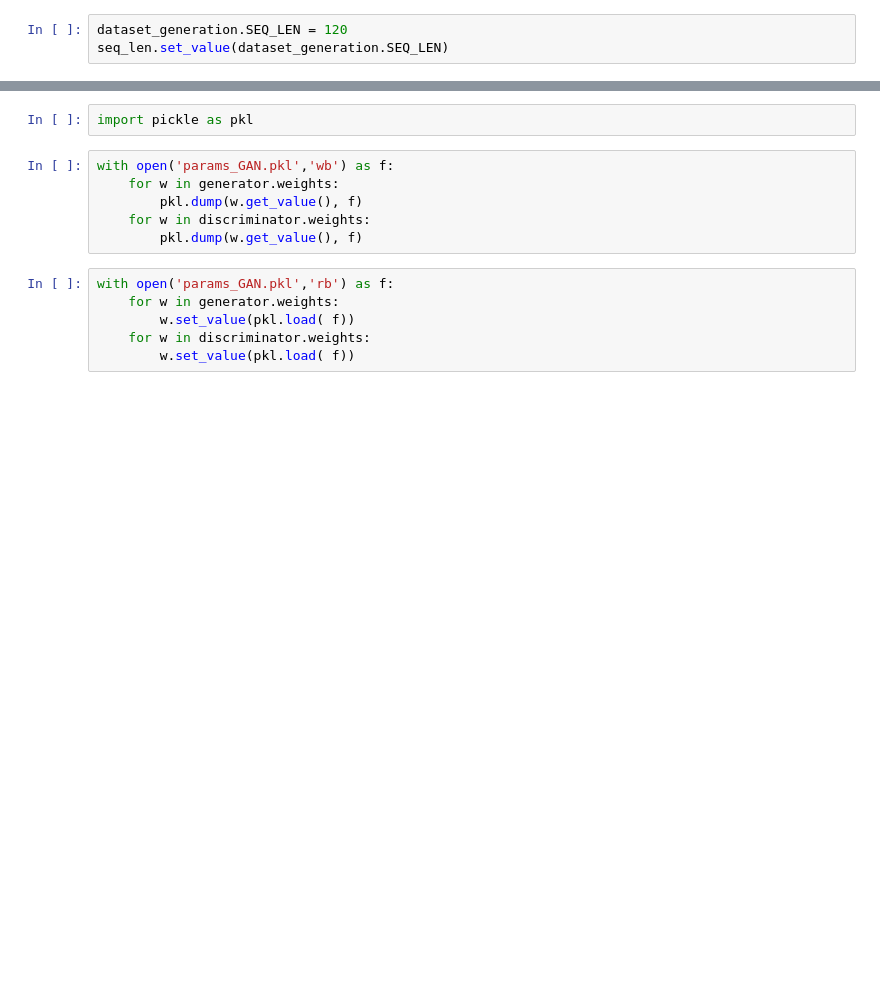
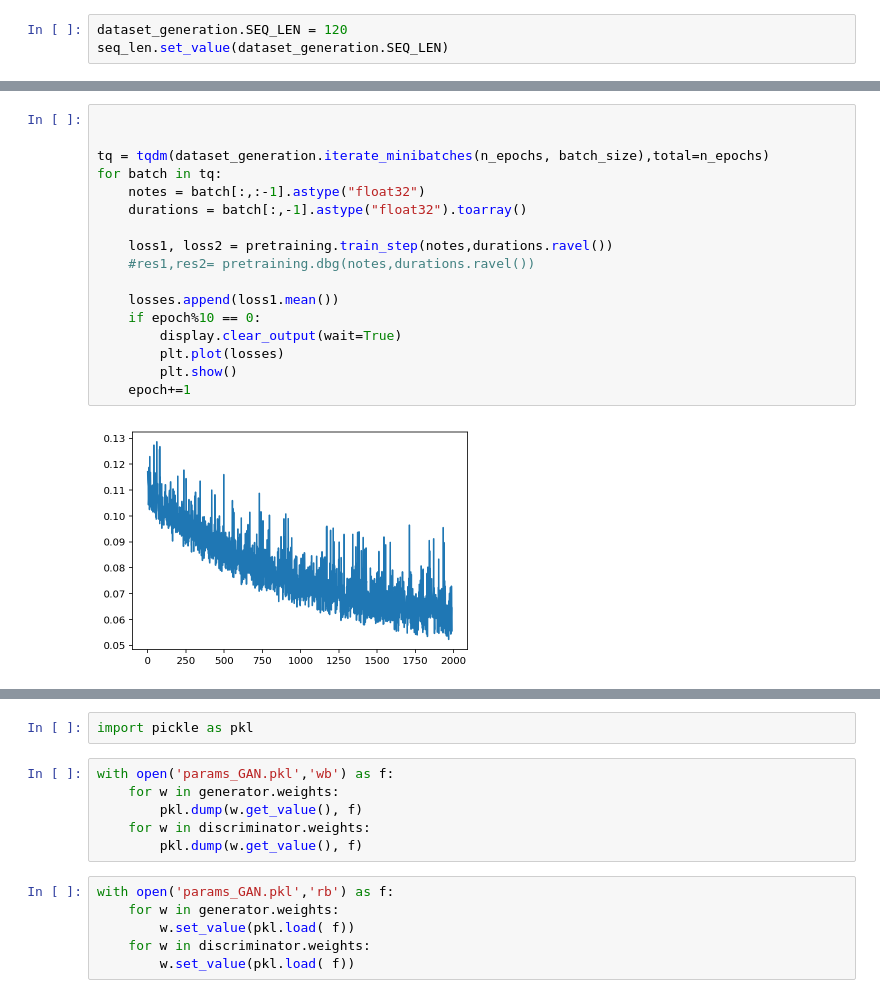
Before and after one commit to TIXFeniks/Hathor, a Jupyter notebook: Network-GAN-Gumbel.ipynb, the cells around one changed output, grey strips where cells are left out. Drawn from its saved outputs; the diff is of its cells as text; blank space fills up the shorter version.

```diff
--- a/Network-GAN-Gumbel.ipynb
+++ b/Network-GAN-Gumbel.ipynb
@@ -304,0 +379,19 @@ seq_len.set_value(dataset_generation.SEQ_LEN)
+# %%
+
+
+tq = tqdm(dataset_generation.iterate_minibatches(n_epochs, batch_size),total=n_epochs)
+for batch in tq:
+    notes = batch[:,:-1].astype("float32")
+    durations = batch[:,-1].astype("float32").toarray()
+
+    loss1, loss2 = pretraining.train_step(notes,durations.ravel())
+    #res1,res2= pretraining.dbg(notes,durations.ravel())
+
+    losses.append(loss1.mean())
+    if epoch%10 == 0:
+        display.clear_output(wait=True)
+        plt.plot(losses)
+        plt.show()
+    epoch+=1
+# %% [output]
+[figure, added]
```
Also changed, not shown: parts of 17 cells of this notebook, 2 other files.
